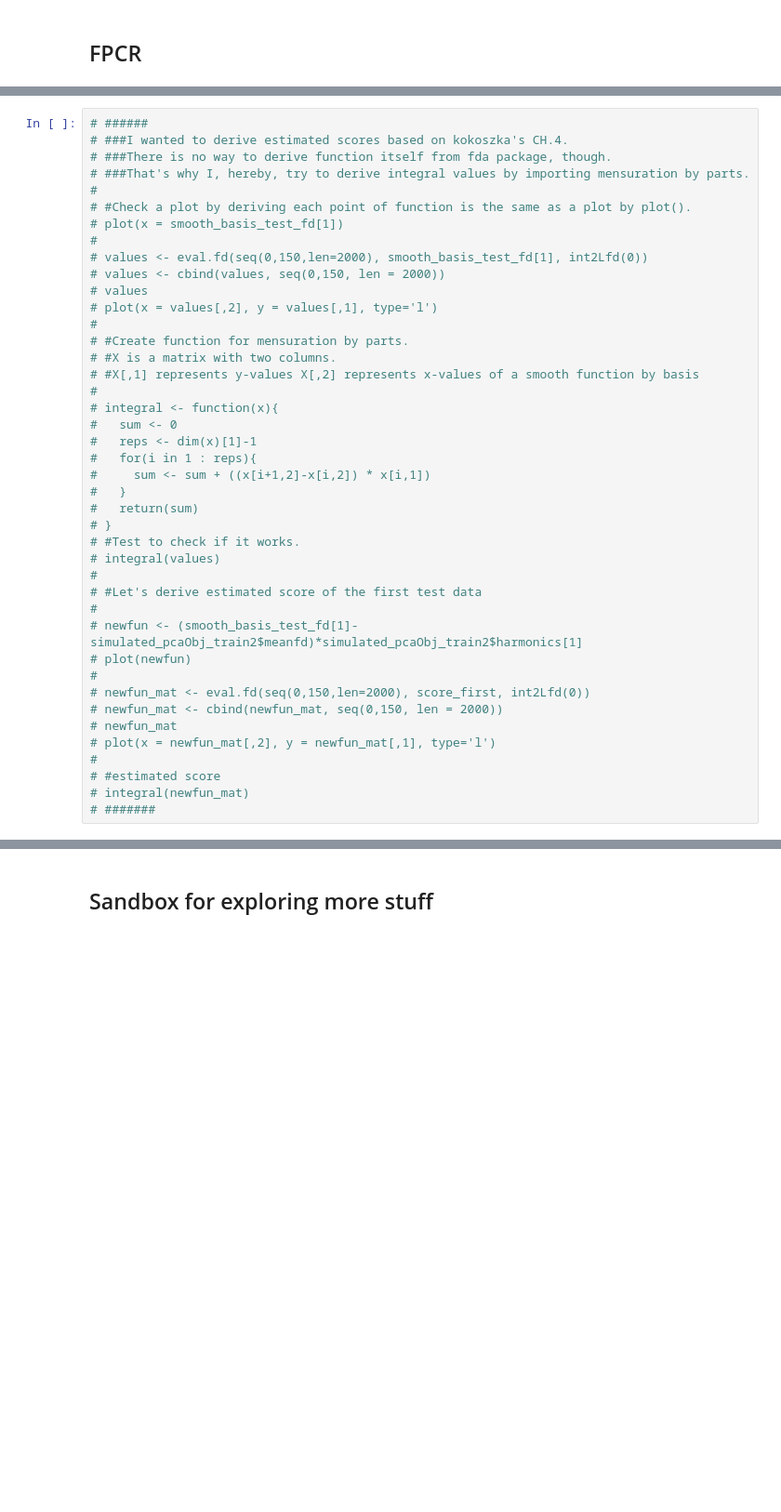
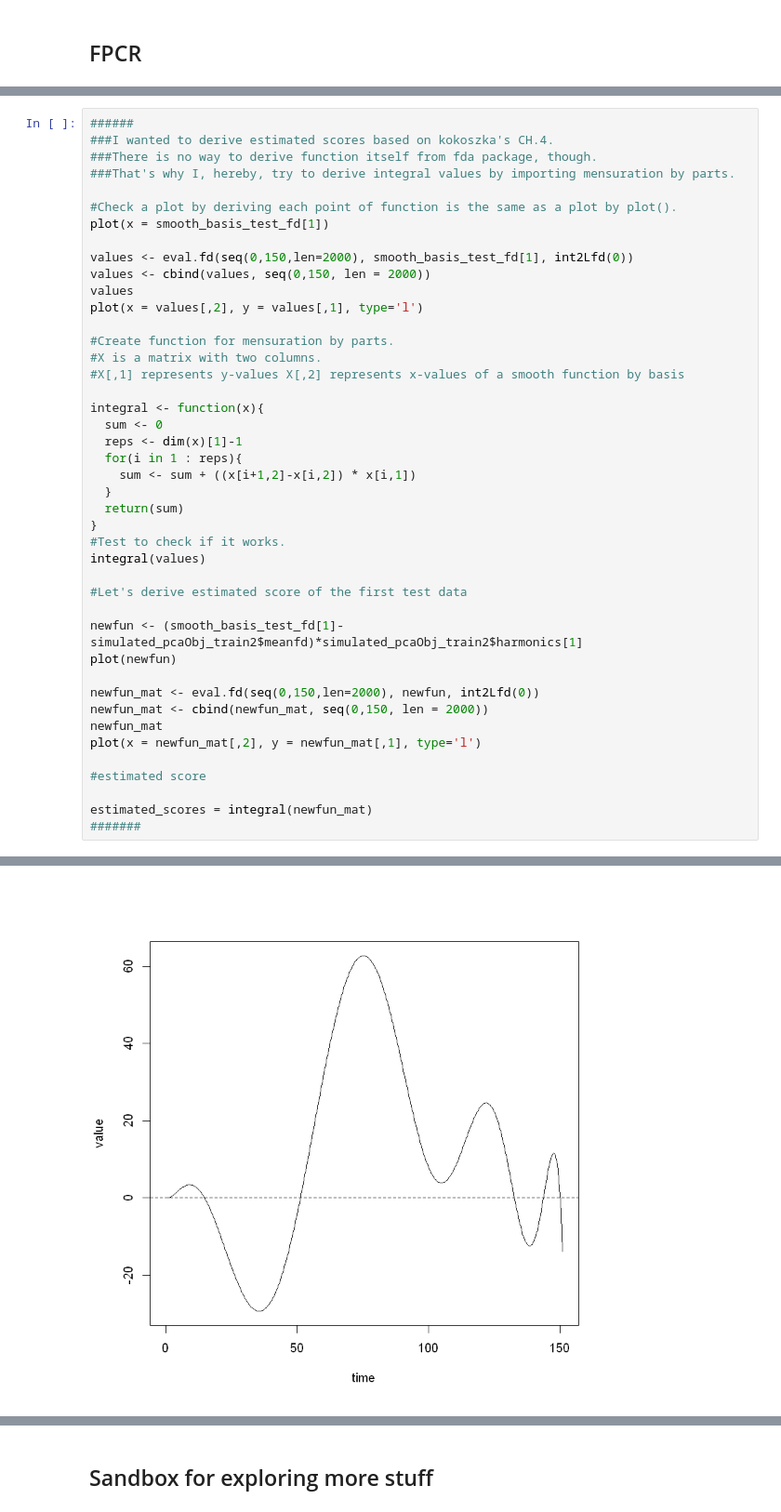
Before and after one commit to JakobJuergens/Basis_Choice_FLR, a Jupyter notebook: Code/simulation_study_approach.ipynb, the cells around one changed output, grey strips where cells are left out. Shown at 93% size. Drawn from its saved outputs; the diff is of its cells as text; blank space fills up the shorter version.

```diff
--- a/Code/simulation_study_approach.ipynb
+++ b/Code/simulation_study_approach.ipynb
@@ -214,42 +240,44 @@ ERROR: Error in create.bspline.basis(rangeval = c(0, length(grid)), nbasis = 20,
 # %%
-# ######
-# ###I wanted to derive estimated scores based on kokoszka's CH.4.
-# ###There is no way to derive function itself from fda package, though.
-# ###That's why I, hereby, try to derive integral values by importing mensuration by parts.
-#
-# #Check a plot by deriving each point of function is the same as a plot by plot().
-# plot(x = smooth_basis_test_fd[1])
-#
-# values <- eval.fd(seq(0,150,len=2000), smooth_basis_test_fd[1], int2Lfd(0))
-# values <- cbind(values, seq(0,150, len = 2000))
-# values
-# plot(x = values[,2], y = values[,1], type='l')
-#
-# #Create function for mensuration by parts.
-# #X is a matrix with two columns.
-# #X[,1] represents y-values X[,2] represents x-values of a smooth function by basis
-#
-# integral <- function(x){
-#   sum <- 0
-#   reps <- dim(x)[1]-1
-#   for(i in 1 : reps){
-#     sum <- sum + ((x[i+1,2]-x[i,2]) * x[i,1])
-#   }
-#   return(sum)
-# }
-# #Test to check if it works.
-# integral(values)
-#
-# #Let's derive estimated score of the first test data
-#
-# newfun <- (smooth_basis_test_fd[1]-simulated_pcaObj_train2$meanfd)*simulated_pcaObj_train2$harmonics[1]
-# plot(newfun)
-#
-# newfun_mat <- eval.fd(seq(0,150,len=2000), score_first, int2Lfd(0))
-# newfun_mat <- cbind(newfun_mat, seq(0,150, len = 2000))
-# newfun_mat
-# plot(x = newfun_mat[,2], y = newfun_mat[,1], type='l')
-#
-# #estimated score
-# integral(newfun_mat)
-# #######
+######
+###I wanted to derive estimated scores based on kokoszka's CH.4.
+###There is no way to derive function itself from fda package, though.
+###That's why I, hereby, try to derive integral values by importing mensuration by parts.
+
+#Check a plot by deriving each point of function is the same as a plot by plot().
+plot(x = smooth_basis_test_fd[1])
+
+values <- eval.fd(seq(0,150,len=2000), smooth_basis_test_fd[1], int2Lfd(0))
+values <- cbind(values, seq(0,150, len = 2000))
+values
+plot(x = values[,2], y = values[,1], type='l')
+
+#Create function for mensuration by parts.
+#X is a matrix with two columns.
+#X[,1] represents y-values X[,2] represents x-values of a smooth function by basis
+
+integral <- function(x){
+  sum <- 0
+  reps <- dim(x)[1]-1
+  for(i in 1 : reps){
+    sum <- sum + ((x[i+1,2]-x[i,2]) * x[i,1])
+  }
+  return(sum)
+}
+#Test to check if it works.
+integral(values)
+
+#Let's derive estimated score of the first test data
+
+newfun <- (smooth_basis_test_fd[1]-simulated_pcaObj_train2$meanfd)*simulated_pcaObj_train2$harmonics[1]
+plot(newfun)
+
+newfun_mat <- eval.fd(seq(0,150,len=2000), newfun, int2Lfd(0))
+newfun_mat <- cbind(newfun_mat, seq(0,150, len = 2000))
+newfun_mat
+plot(x = newfun_mat[,2], y = newfun_mat[,1], type='l')
+
+#estimated score
+
+estimated_scores = integral(newfun_mat)
+#######
+# %% [output]
@@ -255,0 +301 @@ ERROR: Error in create.bspline.basis(rangeval = c(0, length(grid)), nbasis = 20,
+[figure, added]
```
Also changed, not shown: parts of 5 cells of this notebook, 11 other files.
